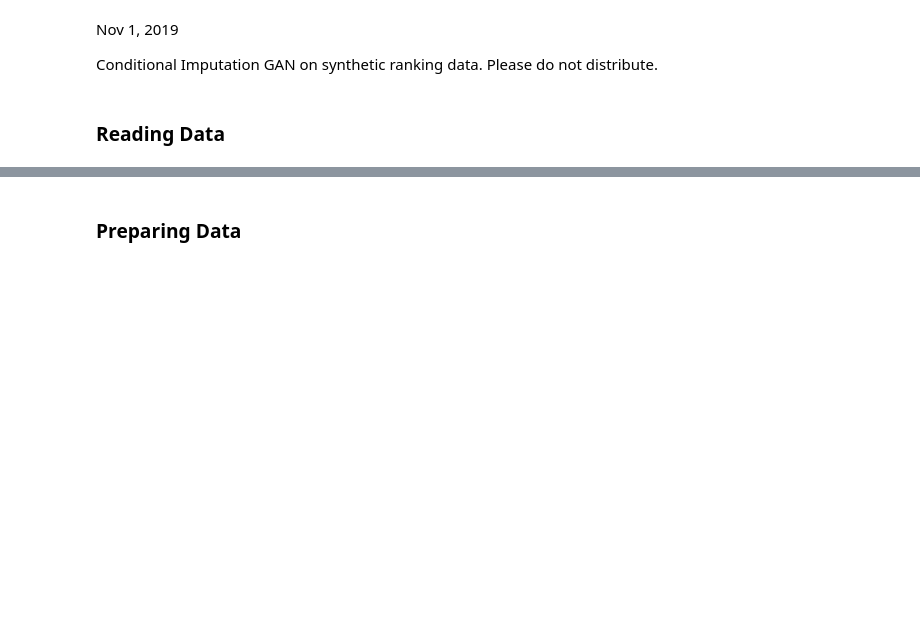
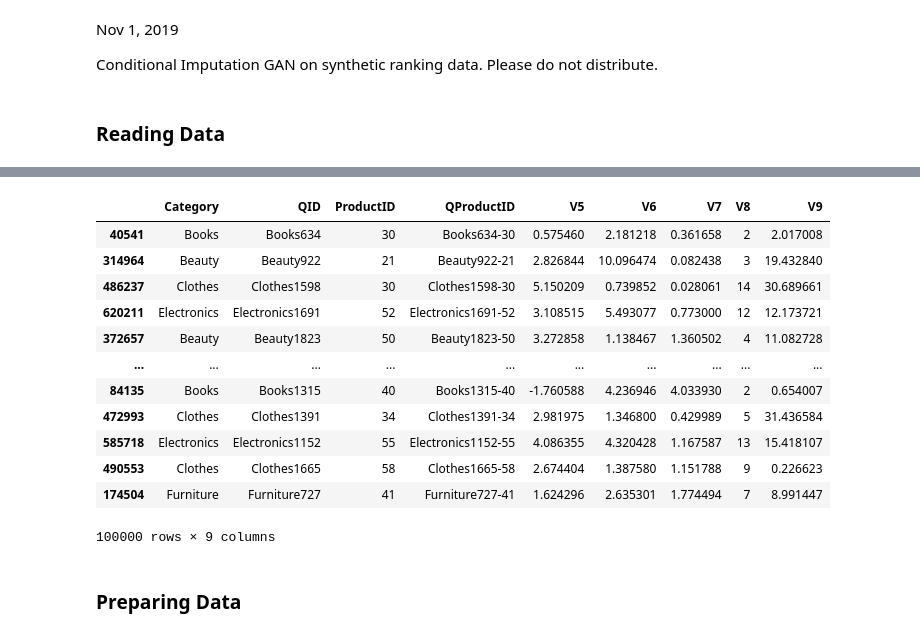
Before and after one commit to veiro/Extentend_Data_imputation_with_CTGAN, a Jupyter notebook: GANS_tarea_V2.ipynb, the cells around one changed output, grey strips where cells are left out. Saved outputs shown, nothing was run; the diff lists cells and outputs as text; code cells hidden in the pictures; blank space fills up the shorter version.

```diff
--- a/GANS_tarea_V2.ipynb
+++ b/GANS_tarea_V2.ipynb
@@ -66,3 +66,19 @@ Wall time: 1.03 s
+# %%
+data
+# %% [output]
+|  | Category | QID | ProductID | QProductID | V5 | V6 | V7 | V8 | V9 |
+| 40541 | Books | Books634 | 30 | Books634-30 | 0.575460 | 2.181218 | 0.361658 | 2 | 2.017008 |
+| 314964 | Beauty | Beauty922 | 21 | Beauty922-21 | 2.826844 | 10.096474 | 0.082438 | 3 | 19.432840 |
+| 486237 | Clothes | Clothes1598 | 30 | Clothes1598-30 | 5.150209 | 0.739852 | 0.028061 | 14 | 30.689661 |
+| 620211 | Electronics | Electronics1691 | 52 | Electronics1691-52 | 3.108515 | 5.493077 | 0.773000 | 12 | 12.173721 |
+| 372657 | Beauty | Beauty1823 | 50 | Beauty1823-50 | 3.272858 | 1.138467 | 1.360502 | 4 | 11.082728 |
+| ... | ... | ... | ... | ... | ... | ... | ... | ... | ... |
+| 84135 | Books | Books1315 | 40 | Books1315-40 | -1.760588 | 4.236946 | 4.033930 | 2 | 0.654007 |
+| 472993 | Clothes | Clothes1391 | 34 | Clothes1391-34 | 2.981975 | 1.346800 | 0.429989 | 5 | 31.436584 |
+| 585718 | Electronics | Electronics1152 | 55 | Electronics1152-55 | 4.086355 | 4.320428 | 1.167587 | 13 | 15.418107 |
+| 490553 | Clothes | Clothes1665 | 58 | Clothes1665-58 | 2.674404 | 1.387580 | 1.151788 | 9 | 0.226623 |
+| 174504 | Furniture | Furniture727 | 41 | Furniture727-41 | 1.624296 | 2.635301 | 1.774494 | 7 | 8.991447 |
+100000 rows × 9 columns
 # %% [markdown]
 ### Preparing Data
 # %%
```
Also changed, not shown: parts of 18 cells of this notebook.
